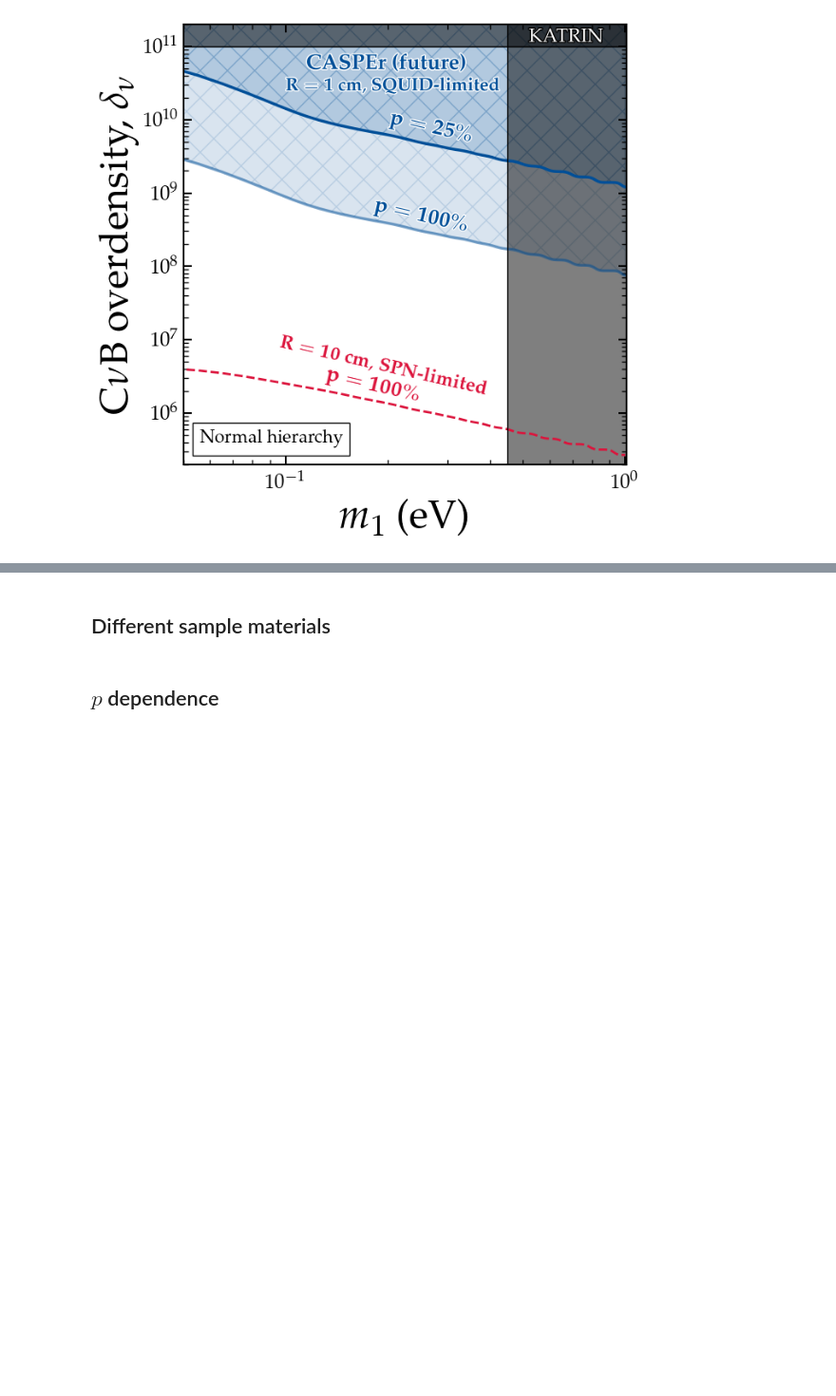
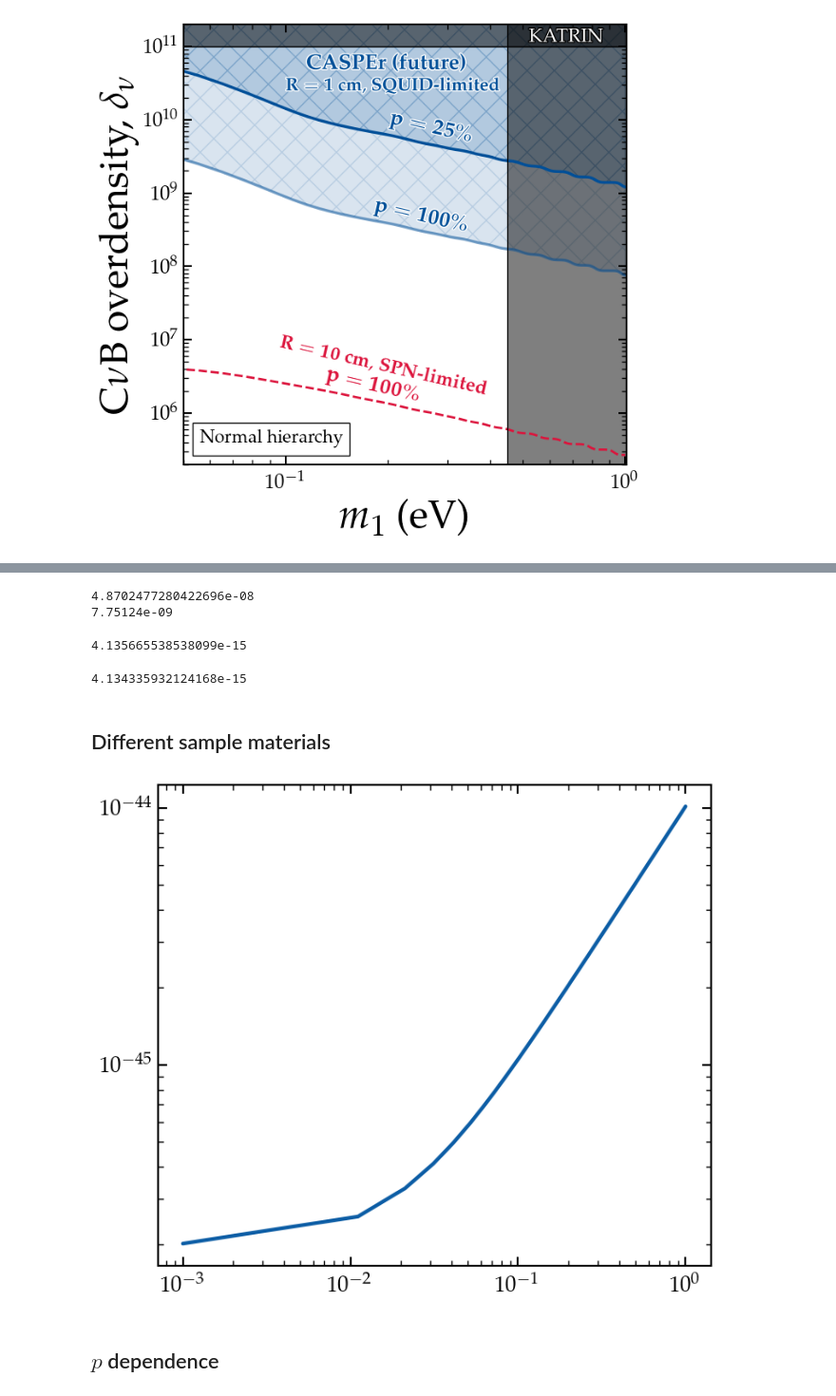
Before and after one commit to gpierobon/pyOpenNu, a Jupyter notebook: notebooks/chi.ipynb, the cells around one changed output, grey strips where cells are left out. Shown at 95% size. Drawn from its saved outputs; the diff is of its cells as text; code cells hidden in the pictures; blank space fills up the shorter version.

```diff
--- a/notebooks/chi.ipynb
+++ b/notebooks/chi.ipynb
@@ -423,3 +534,22 @@ fig.savefig(main_dir+'plots/deltanu_m1.pdf', bbox_inches='tight')
+# %%
+gy = 11.78e6
+eVHz   = 1 / 6.58e-16                   # eV/Hz conversion
+w0     = 2 * np.pi * gy * 1 / eVHz      # eV
+print(w0)
+
+w0     = gy * 1 / eVHz      # eV
+print(w0)
+# %% [output]
+4.8702477280422696e-08
+7.75124e-09
+# %%
+1/241799050402293
+# %% [output]
+4.135665538538099e-15
+# %%
+2*np.pi/eVHz
+# %% [output]
+4.134335932124168e-15
 # %% [markdown]
 ## Different sample materials
 # %%
@@ -505,6 +635,22 @@ dell_m3 = np.array(dell_m3)
 # plt.xlabel(r'$m_1$ (eV)')
 # plt.ylabel(r'C$\nu$B overdensity, $\delta_{\nu}$')
 # plt.show()
+# %%
+g1 = []
+g2 = []
+
+for i in tqdm.tqdm(range(len(mnl))):
+    gr, gm, _ = on.compute_ratio(mnl[i], 1e-9, mode='m1')
+    g1.append(gr)
+    g2.append(gm)
+
+g1 = np.array(g1)
+g2 = np.array(g2)
+# %%
+plt.loglog(mnl, g2)
+plt.show()
+# %% [output]
+[figure, added]
 # %% [markdown]
 ## $p$ dependence
 # %%
```
Also changed, not shown: parts of 9 cells of this notebook, 1 other file.
